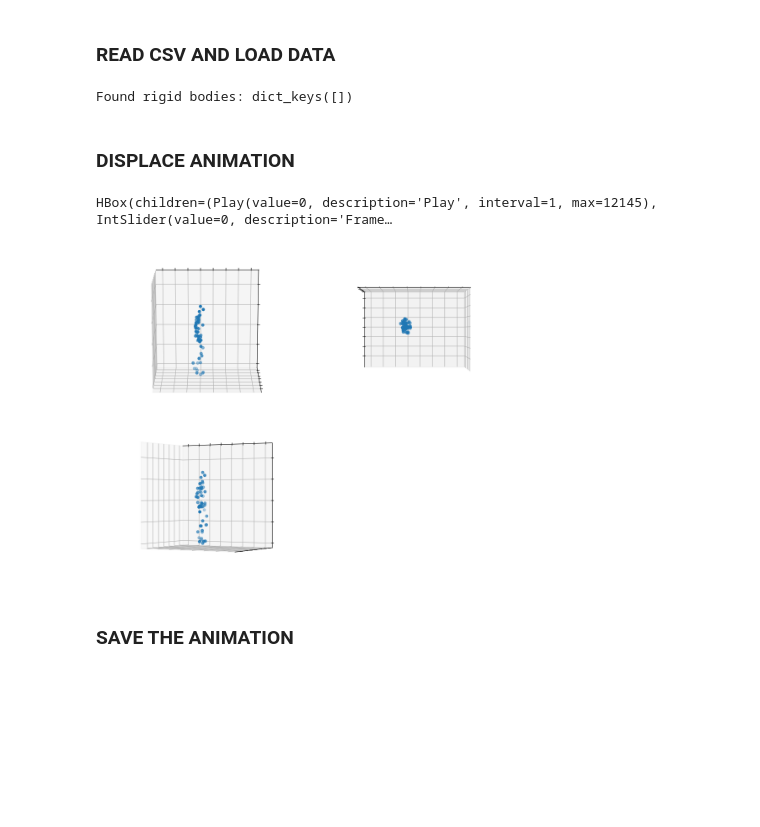
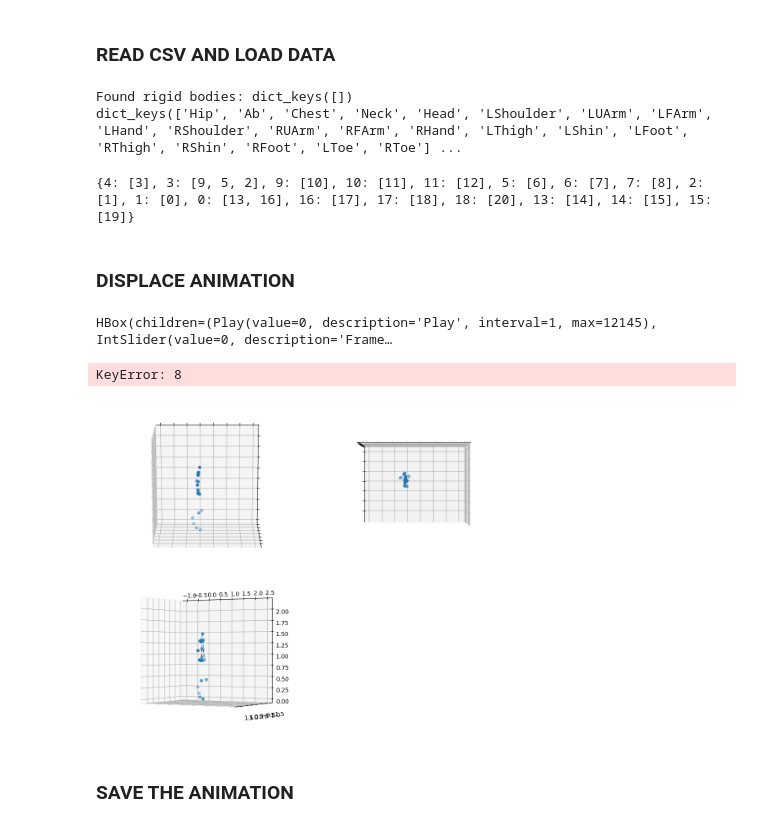
Before and after one commit to lorenzialessandro/CV-project, a Jupyter notebook: Task_1/notebook.ipynb, the cells around one changed output. Drawn from its saved outputs; the diff is of its cells as text; code cells hidden in the pictures; blank space fills up the shorter version.

Commit message:
skeleton bones plotting

```diff
--- a/Task_1/notebook.ipynb
+++ b/Task_1/notebook.ipynb
@@ -44,7 +44,7 @@ if len(bodies) > 0:
 if len(skeletons) > 0:
     for body in skeletons:
         skeleton = take.skeletons[body]
-        n_frames = skeleton.bones["Luca:Hip"].num_total_frames()
+        n_frames = skeleton.bones["Hip"].num_total_frames()
 
         for marker in skeleton.bones.values():
             rigid_body_markers_pos.append(marker.positions)
@@ -53,12 +53,14 @@ if len(skeletons) > 0:
             markers_pos.append(marker.positions)
 
 
-points = bones_pos + rigid_body_markers_pos + markers_pos
-#points = rigid_body_markers_pos + markers_pos
+#points = bones_pos + rigid_body_markers_pos + markers_pos
+points = rigid_body_markers_pos
 
 #points = [[0.0,0.0,0.0] if elem is None else elem for elem in markers for markers in points ]
 points = [[[0.0, 0.0, 0.0] if frame is None else frame for frame in markers] for markers in points]
 
 np_points = np.array(points)
+print(skeleton.bones.keys())
 # %% [output]
 Found rigid bodies: dict_keys([])
+dict_keys(['Hip', 'Ab', 'Chest', 'Neck', 'Head', 'LShoulder', 'LUArm', 'LFArm', 'LHand', 'RShoulder', 'RUArm', 'RFArm', 'RHand', 'LThigh', 'LShin', 'LFoot', 'RThigh', 'RShin', 'RFoot', 'LToe', 'RToe'] ...
@@ -69,3 +67,35 @@ z = np_points[:,:,2]
+# %%
+x = np_points[:,:,0]
+y = np_points[:,:,1]
+z = np_points[:,:,2]
+
+len(x[:,1])
+
+lines_map = {
+    list(skeleton.bones).index("Head") : [list(skeleton.bones).index("Neck")],
+    list(skeleton.bones).index("Neck") : [list(skeleton.bones).index("RShoulder") , list(skeleton.bones).index("LShoulder"), list(skeleton.bones).index("Chest")],
+
+    list(skeleton.bones).index("RShoulder") : [list(skeleton.bones).index("RUArm")],
+    list(skeleton.bones).index("RUArm") : [list(skeleton.bones).index("RFArm")],
+    list(skeleton.bones).index("RFArm") : [list(skeleton.bones).index("RHand")],
+    list(skeleton.bones).index("LShoulder") : [list(skeleton.bones).index("LUArm")],
+    list(skeleton.bones).index("LUArm") : [list(skeleton.bones).index("LFArm")],
+    list(skeleton.bones).index("LFArm") : [list(skeleton.bones).index("LHand")],
+
+    list(skeleton.bones).index("Chest") : [list(skeleton.bones).index("Ab")],
+    list(skeleton.bones).index("Ab") : [list(skeleton.bones).index("Hip")],
+    list(skeleton.bones).index("Hip") : [list(skeleton.bones).index("LThigh"), list(skeleton.bones).index("RThigh")],
+    list(skeleton.bones).index("RThigh") : [list(skeleton.bones).index("RShin")],
+    list(skeleton.bones).index("RShin") : [list(skeleton.bones).index("RFoot")],
+    list(skeleton.bones).index("RFoot") : [list(skeleton.bones).index("RToe")],
+    list(skeleton.bones).index("LThigh") : [list(skeleton.bones).index("LShin")],
+    list(skeleton.bones).index("LShin") : [list(skeleton.bones).index("LFoot")],
+    list(skeleton.bones).index("LFoot") : [list(skeleton.bones).index("LToe")]
+}
+
+print(lines_map)
+# %% [output]
+{4: [3], 3: [9, 5, 2], 9: [10], 10: [11], 11: [12], 5: [6], 6: [7], 7: [8], 2: [1], 1: [0], 0: [13, 16], 16: [17], 17: [18], 18: [20], 13: [14], 14: [15], 15: [19]}
 # %% [markdown]
 ### DISPLACE ANIMATION
 # %%
@@ -96,9 +126,6 @@ plt.subplots_adjust(left=0.01, right=0.99, bottom=0.01, top=0.99, wspace=0.01, h
 # Define update function
 def update(t):
     ax1.clear()
-    # ax1.set_xlabel("X")
-    # ax1.set_ylabel("Y")
-    # ax1.set_zlabel("Z")
     ax1.set_xlim(np.min(x), np.max(x))
     ax1.set_ylim(np.min(y), np.max(y))
     ax1.set_zlim(np.min(z), np.max(z))
@@ -113,47 +140,50 @@ def update(t):
     ax2.tick_params(axis='both', which='both', bottom=False, left=False, labelbottom=False, labelleft=False)
 
     ax3.clear()
-    # ax3.set_xlabel("X")
-    # ax3.set_ylabel("Y")
-    # ax3.set_zlabel("Z")
     ax3.set_xlim(np.min(x), np.max(x))
     ax3.set_ylim(np.min(y), np.max(y))
     ax3.set_zlim(np.min(z), np.max(z))
     ax3.scatter(x[:, t], y[:, t], z[:, t])
+
+    for i in range(len(x[:,t])) :
+        for id in lines_map[i] :
+            ax3.plot([x[i,t], x[id,t]], [y[i,t], y[id,t]]  , [z[i,t], z[id,t]]  , "--")
+
     ax3.tick_params(axis='both', which='both', bottom=False, left=False, labelbottom=False, labelleft=False)
     # ax3.axis('off')
 
 # Create slider widget
 frame_slider = widgets.IntSlider(value=0, min=0, max=n_frames-1, step=1, description='Frame:')
 
 # Define function to update plot when slider changes
 def slider_changed(change):
     update(change.new)
 
 # Link slider and update function
 frame_slider.observe(slider_changed, 'value')
 
 # Create play button
 play_button = widgets.Play(
     value=0,
     min=0,
     max=n_frames-1,
     step=1,
     description="Play",
     interval=1  # Adjust the interval (in milliseconds) as needed
 )
 
 # Link play button and slider
 widgets.jslink((play_button, 'value'), (frame_slider, 'value'))
 
 # Display play button and slider
 display(widgets.HBox([play_button, frame_slider]))
 
 # Initial plot
 update(0)
 # %% [output]
 HBox(children=(Play(value=0, description='Play', interval=1, max=12145), IntSlider(value=0, description='Frame…
+KeyError: 8
-[figure, old version]
+[figure, new version]
 # %% [markdown]
 ### SAVE THE ANIMATION
 # %%
```
Also changed, not shown: parts of 1 cell of this notebook.
